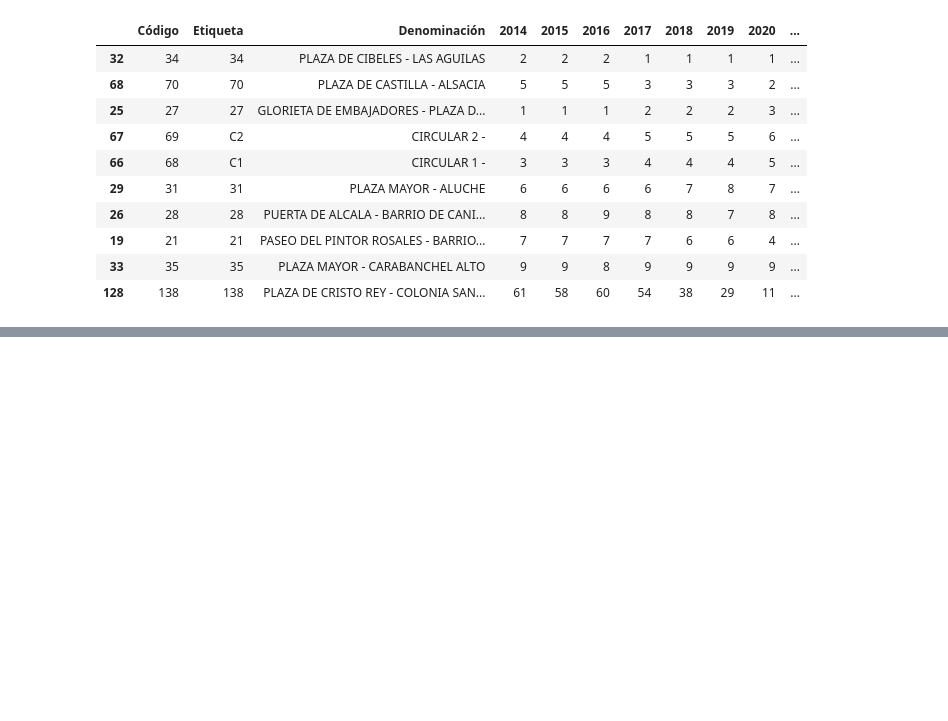
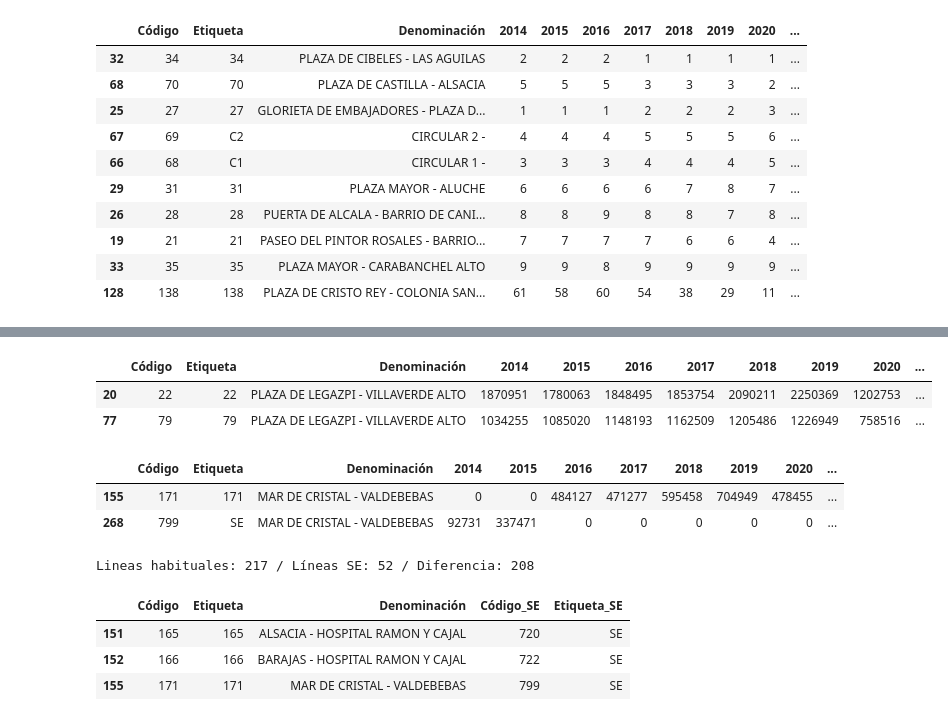
Before and after one commit to nacholopex/emt_madrid, a Jupyter notebook: 2022_emt_evolucion.ipynb, the cells around one changed output, grey strips where cells are left out. Saved outputs shown, nothing was run; the diff lists cells and outputs as text; code cells hidden in the pictures; blank space fills up the shorter version.

```diff
--- a/2022_emt_evolucion.ipynb
+++ b/2022_emt_evolucion.ipynb
@@ -192,0 +194,12 @@ numero_viajeros.loc[(numero_viajeros['Código']==171)].sort_values(by='2021',asc
+# %%
+numero_viajeros[numero_viajeros['Denominación']=="PLAZA DE LEGAZPI - VILLAVERDE ALTO"]
+# %% [output]
+|  | Código | Etiqueta | Denominación | 2014 | 2015 | 2016 | 2017 | 2018 | 2019 | 2020 | ... |
+| 20 | 22 | 22 | PLAZA DE LEGAZPI - VILLAVERDE ALTO | 1870951 | 1780063 | 1848495 | 1853754 | 2090211 | 2250369 | 1202753 | ... |
+| 77 | 79 | 79 | PLAZA DE LEGAZPI - VILLAVERDE ALTO | 1034255 | 1085020 | 1148193 | 1162509 | 1205486 | 1226949 | 758516 | ... |
+# %%
+numero_viajeros[numero_viajeros['Denominación']=="MAR DE CRISTAL - VALDEBEBAS"]
+# %% [output]
+|  | Código | Etiqueta | Denominación | 2014 | 2015 | 2016 | 2017 | 2018 | 2019 | 2020 | ... |
+| 155 | 171 | 171 | MAR DE CRISTAL - VALDEBEBAS | 0 | 0 | 484127 | 471277 | 595458 | 704949 | 478455 | ... |
+| 268 | 799 | SE | MAR DE CRISTAL - VALDEBEBAS | 92731 | 337471 | 0 | 0 | 0 | 0 | 0 | ... |
@@ -193,2 +216,13 @@ numero_viajeros.loc[(numero_viajeros['Código']==171)].sort_values(by='2021',asc
+# %%
+print(f'Lineas habituales: {len(lineas_habituales["Denominación"])} / Líneas SE: {len(lineas_espciales["Denominación"])} / Diferencia: {len(set(lineas_habituales["Denominación"])-set(lineas_espciales["Denominación"]))}')
+# %% [output]
+Lineas habituales: 217 / Líneas SE: 52 / Diferencia: 208
+# %%
+lineas_habituales.join(other=lineas_espciales.set_index('Denominación'),on=['Denominación'],rsuffix='_SE',how='inner')
+# %% [output]
+|  | Código | Etiqueta | Denominación | Código_SE | Etiqueta_SE |
+| 151 | 165 | 165 | ALSACIA - HOSPITAL RAMON Y CAJAL | 720 | SE |
+| 152 | 166 | 166 | BARAJAS - HOSPITAL RAMON Y CAJAL | 722 | SE |
+| 155 | 171 | 171 | MAR DE CRISTAL - VALDEBEBAS | 799 | SE |
 # %%
 numero_viajeros['media'] = numero_viajeros.iloc[:,3:].apply(lambda x: x.mean(),axis=1)
```
Also changed, not shown: parts of 17 cells of this notebook, 1 other file.
